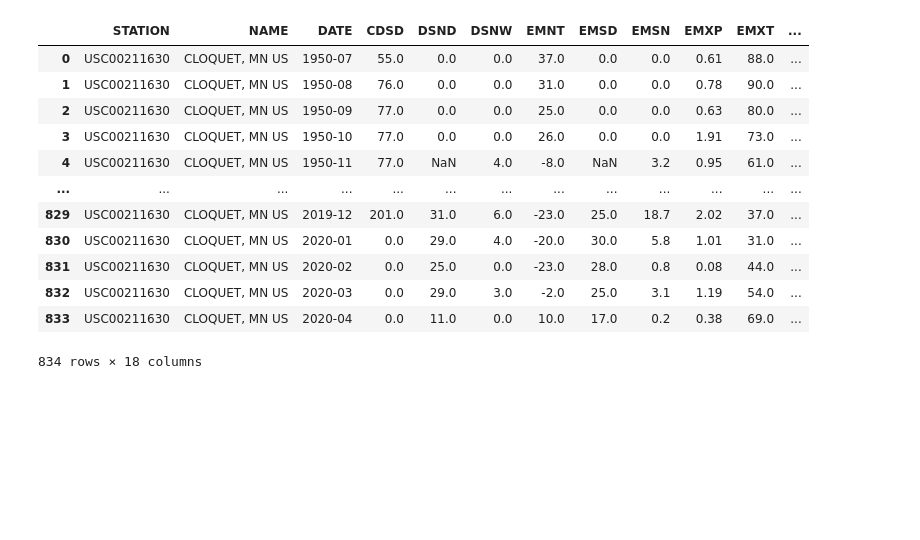
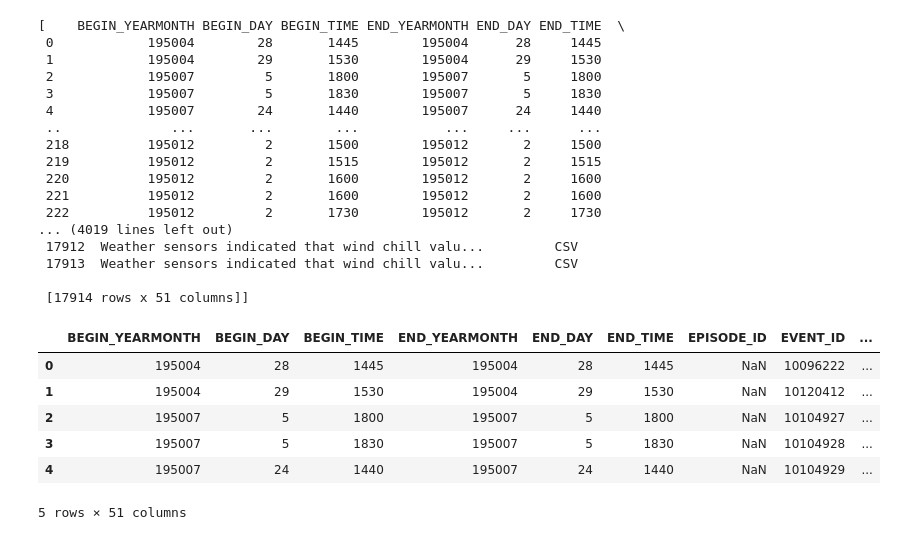
Before and after one commit to emilyfrels/project-1, a Jupyter notebook: main.ipynb, the cells around one changed output. Cells and saved outputs as stored; diff of their text form; code cells hidden in the pictures; blank space fills up the shorter version.

Commit message:
have routine combining data from dataframes into one

```diff
--- a/main.ipynb
+++ b/main.ipynb
@@ -13,27 +13,40 @@ from glob import glob
 # Jeff's code starts here
 filenames = glob('Resources/StormEvent*.csv')
 Storm_Event_df = [pd.read_csv(f, dtype = str) for f in filenames]
-Storm_Event_df
-
-filename = 'temperature_data/weather_cloquet_MN1950_2019.csv'
-Historic_weather_df = pd.read_csv(filename)
+# %% [output]
+[    BEGIN_YEARMONTH BEGIN_DAY BEGIN_TIME END_YEARMONTH END_DAY END_TIME  \
+ 0            195004        28       1445        195004      28     1445
+ 1            195004        29       1530        195004      29     1530
+ 2            195007         5       1800        195007       5     1800
+ 3            195007         5       1830        195007       5     1830
+ 4            195007        24       1440        195007      24     1440
+ ..              ...       ...        ...           ...     ...      ...
+ 218          195012         2       1500        195012       2     1500
+ 219          195012         2       1515        195012       2     1515
+ 220          195012         2       1600        195012       2     1600
+ 221          195012         2       1600        195012       2     1600
+ 222          195012         2       1730        195012       2     1730
+... (4019 lines left out)
+ 17912  Weather sensors indicated that wind chill valu...         CSV
+ 17913  Weather sensors indicated that wind chill valu...         CSV
+
+ [17914 rows x 51 columns]]
-# %%
-# Jeff's code ends here
-Historic_weather_df
-# %% [output]
-|  | STATION | NAME | DATE | CDSD | DSND | DSNW | EMNT | EMSD | EMSN | EMXP | EMXT | ... |
-| 0 | USC00211630 | CLOQUET, MN US | 1950-07 | 55.0 | 0.0 | 0.0 | 37.0 | 0.0 | 0.0 | 0.61 | 88.0 | ... |
-| 1 | USC00211630 | CLOQUET, MN US | 1950-08 | 76.0 | 0.0 | 0.0 | 31.0 | 0.0 | 0.0 | 0.78 | 90.0 | ... |
-| 2 | USC00211630 | CLOQUET, MN US | 1950-09 | 77.0 | 0.0 | 0.0 | 25.0 | 0.0 | 0.0 | 0.63 | 80.0 | ... |
-| 3 | USC00211630 | CLOQUET, MN US | 1950-10 | 77.0 | 0.0 | 0.0 | 26.0 | 0.0 | 0.0 | 1.91 | 73.0 | ... |
-| 4 | USC00211630 | CLOQUET, MN US | 1950-11 | 77.0 | NaN | 4.0 | -8.0 | NaN | 3.2 | 0.95 | 61.0 | ... |
-| ... | ... | ... | ... | ... | ... | ... | ... | ... | ... | ... | ... | ... |
-| 829 | USC00211630 | CLOQUET, MN US | 2019-12 | 201.0 | 31.0 | 6.0 | -23.0 | 25.0 | 18.7 | 2.02 | 37.0 | ... |
-| 830 | USC00211630 | CLOQUET, MN US | 2020-01 | 0.0 | 29.0 | 4.0 | -20.0 | 30.0 | 5.8 | 1.01 | 31.0 | ... |
-| 831 | USC00211630 | CLOQUET, MN US | 2020-02 | 0.0 | 25.0 | 0.0 | -23.0 | 28.0 | 0.8 | 0.08 | 44.0 | ... |
-| 832 | USC00211630 | CLOQUET, MN US | 2020-03 | 0.0 | 29.0 | 3.0 | -2.0 | 25.0 | 3.1 | 1.19 | 54.0 | ... |
-| 833 | USC00211630 | CLOQUET, MN US | 2020-04 | 0.0 | 11.0 | 0.0 | 10.0 | 17.0 | 0.2 | 0.38 | 69.0 | ... |
-834 rows × 18 columns
+# %%
+Storm_Event_Combined_df=pd.DataFrame()
+
+for i in range(0,len(Storm_Event_df)):
+    Storm_Event_Combined_df = Storm_Event_Combined_df.append(Storm_Event_df[i])
+#Storm_Event_df
+
+Storm_Event_Combined_df.head()
+# %% [output]
+|  | BEGIN_YEARMONTH | BEGIN_DAY | BEGIN_TIME | END_YEARMONTH | END_DAY | END_TIME | EPISODE_ID | EVENT_ID | ... |
+| 0 | 195004 | 28 | 1445 | 195004 | 28 | 1445 | NaN | 10096222 | ... |
+| 1 | 195004 | 29 | 1530 | 195004 | 29 | 1530 | NaN | 10120412 | ... |
+| 2 | 195007 | 5 | 1800 | 195007 | 5 | 1800 | NaN | 10104927 | ... |
+| 3 | 195007 | 5 | 1830 | 195007 | 5 | 1830 | NaN | 10104928 | ... |
+| 4 | 195007 | 24 | 1440 | 195007 | 24 | 1440 | NaN | 10104929 | ... |
+5 rows × 51 columns
 # %%
 # Faduma's code starts here
 # %%
```
